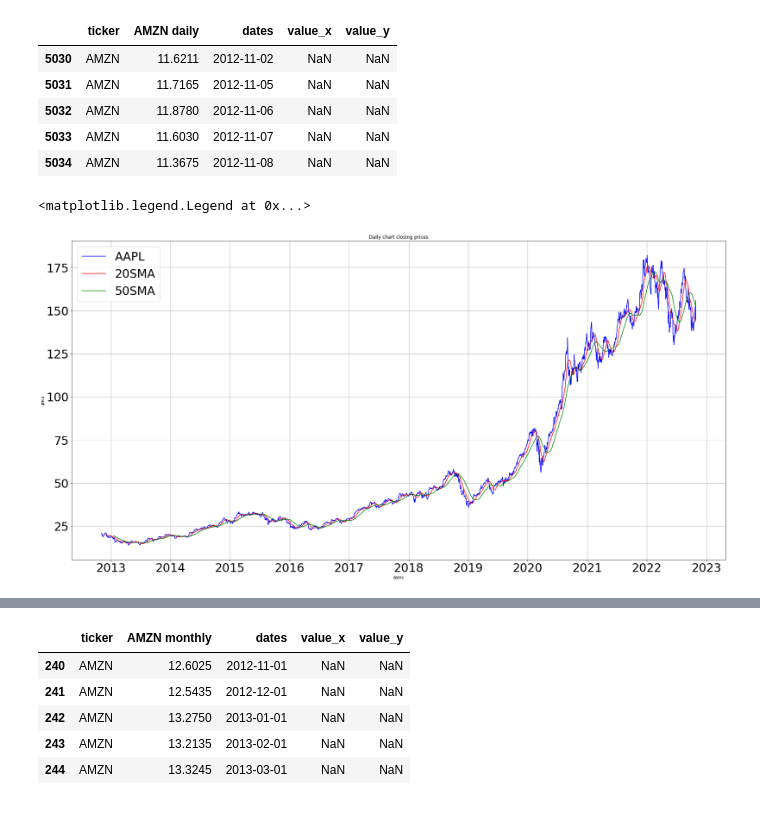
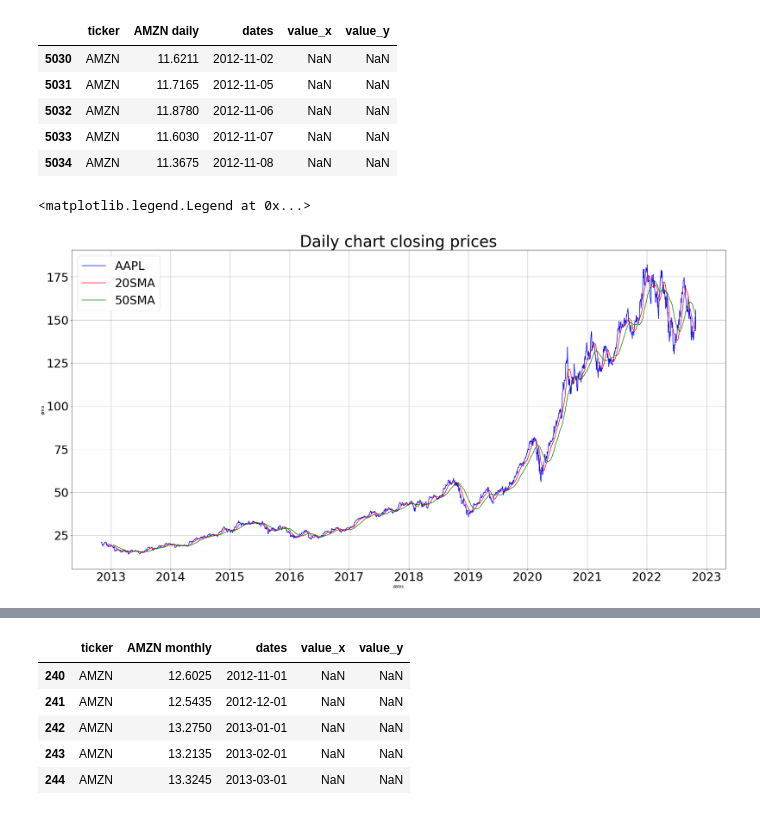
Before and after one commit to lyndsaywylie/Project-1, a Jupyter notebook: stef.ipynb, the cells around one changed output, grey strips where cells are left out. Cells and saved outputs as stored; diff of their text form; code cells hidden in the pictures.

Commit message:
added some missing charts

```diff
--- a/stef.ipynb
+++ b/stef.ipynb
@@ -395,16 +395,16 @@ amzn_daily.head()
 # %%
 plt.figure(figsize=(30,15))
 plt.rc('xtick', labelsize=30)
 plt.rc('ytick', labelsize=30)
 
 aapl_daily_close, = plt.plot(aapl_daily["dates"], aapl_daily["AAPL daily"], color='blue', label="AAPL")
 aapl_daily_20SMA, = plt.plot(aapl_daily["dates"], aapl_daily["value_x"], color='red', label="20SMA")
 aapl_daily_50SMA, = plt.plot(aapl_daily["dates"], aapl_daily["value_y"], color='green', label="50SMA")
 plt.grid()
 plt.xlabel("dates")
 plt.ylabel("price")
-plt.title("Daily chart closing prices")
+plt.title("Daily chart closing prices",fontsize ="40")
 plt.legend(fontsize = "30",loc="upper left")
 # %% [output]
 <matplotlib.legend.Legend at 0x...>
-[figure, old version]
+[figure, new version]
```
Also changed, not shown: parts of 6 cells of this notebook.
